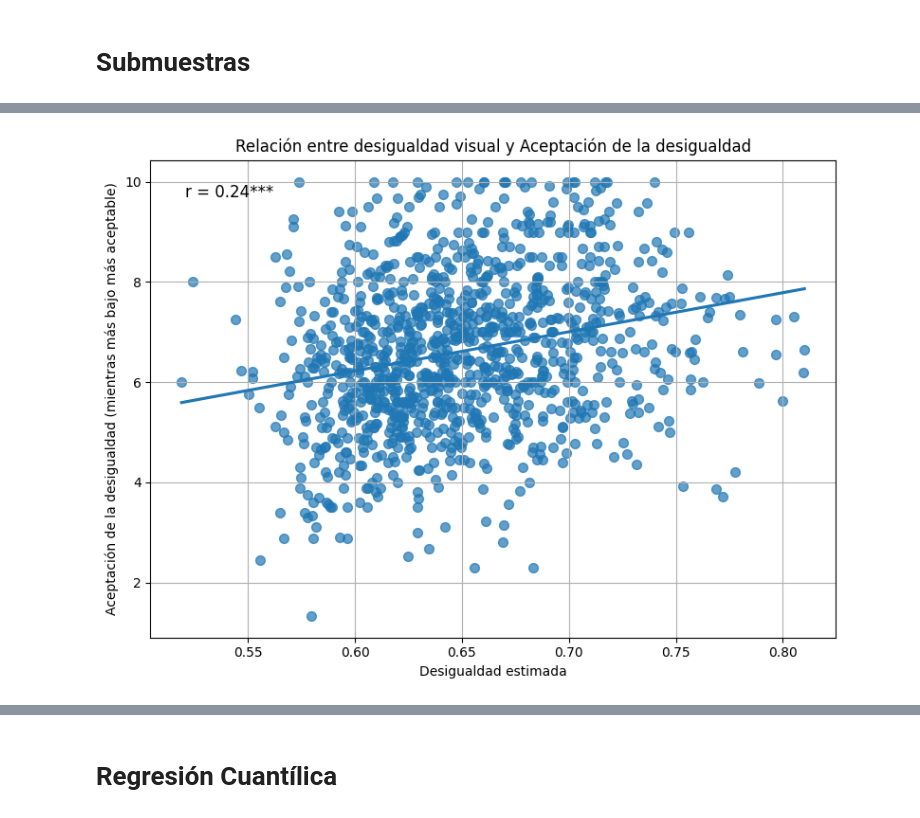
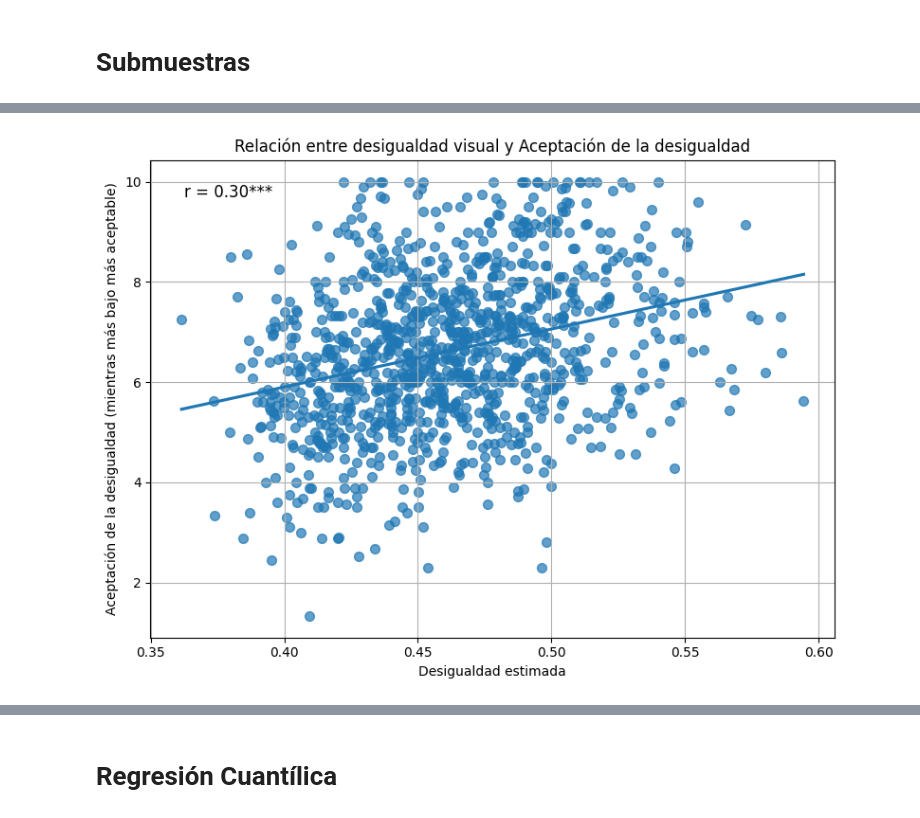
Before and after one commit to LCaravaggio/FelicidadDesigualdad, a Jupyter notebook: Resultados.ipynb, the cells around one changed output, grey strips where cells are left out. Drawn from its saved outputs; the diff is of its cells as text; code cells hidden in the pictures.

```diff
--- a/Resultados.ipynb
+++ b/Resultados.ipynb
@@ -3,6 +5,6 @@
 # %%
 import pandas as pd
-ciudades=pd.read_csv("base_mobilv2_capa10.csv")
+ciudades=pd.read_csv("base_mobilev2.csv")
 # %%
 num_valores = ciudades['Desigualdad_10km'].count()
 print(f"Número de valores no nulos en 'Desigualdad_10km': {num_valores}")
@@ -258,6 +260,9 @@ latino["S5"] = latino["S5"].replace({
     'No sabe': np.nan,
     'No contesta': np.nan
 }).astype(float)
+# %%
+latino['inflacion'] = (latino['P4STGBS'] == 'Inflacion/aumento de precios').astype(int)
+latino['pobreza'] = (latino['P4STGBS'] == 'Pobreza').astype(int)
 # %%
 latino["ingreso_subjetivo"]=latino["S5"]
 # %%
@@ -305,7 +310,9 @@ latino=latino.groupby("ciudad", as_index=False, observed=True).agg({
     "desigualdad_subjetiva": "mean",
     "años_estudio": "mean",
     "tamciud": "first" , # Mantiene el primer valor de tamciud por ciudad
-    "idenpa": "first"
+    "idenpa": "first",
+    "inflacion": "mean",
+    "pobreza": "mean"
 })
 # %%
 ciudades=ciudades.merge(latino, left_on="City", right_on="ciudad", how="left")
@@ -389,41 +396,41 @@ Covariance Type:                  HC1
 Notes:
 [1] Standard Errors are heteroscedasticity robust (HC1)
 # %%
-b# Filtrar datos válidos
+# Filtrar datos válidos
 x = ciudades["Desigualdad_10km"]
 y = ciudades["aceptacion_desigualdad"]
 mask = x.notna() & y.notna()
 x_valid = x[mask]
 y_valid = y[mask]
 
 # Calcular correlación
 r, p = pearsonr(x_valid, y_valid)
 
 # Determinar nivel de significancia
 if p < 0.001:
     stars = "***"
 elif p < 0.01:
     stars = "**"
 elif p < 0.05:
     stars = "*"
 else:
     stars = ""
 
 # Crear gráfico
 plt.figure(figsize=(8, 6))
 sns.regplot(x=x_valid, y=y_valid, ci=None, scatter_kws={"s": 50, "alpha": 0.7})
 
 # Anotar r y p
 plt.text(0.05, 0.95, f"r = {r:.2f}{stars}", ha="left", va="top", transform=plt.gca().transAxes, fontsize=12)
 
 plt.xlabel("Desigualdad estimada")
 plt.ylabel("Aceptación de la desigualdad (mientras más bajo más aceptable)")
 plt.title("Relación entre desigualdad visual y Aceptación de la desigualdad")
 plt.grid(True)
 plt.tight_layout()
 plt.show()
 # %% [output]
-[figure, old version]
+[figure, new version]
 # %%
 # Filtrar datos válidos
 x = ciudades["Desigualdad_10km"]
```
Also changed, not shown: parts of 16 cells of this notebook.
